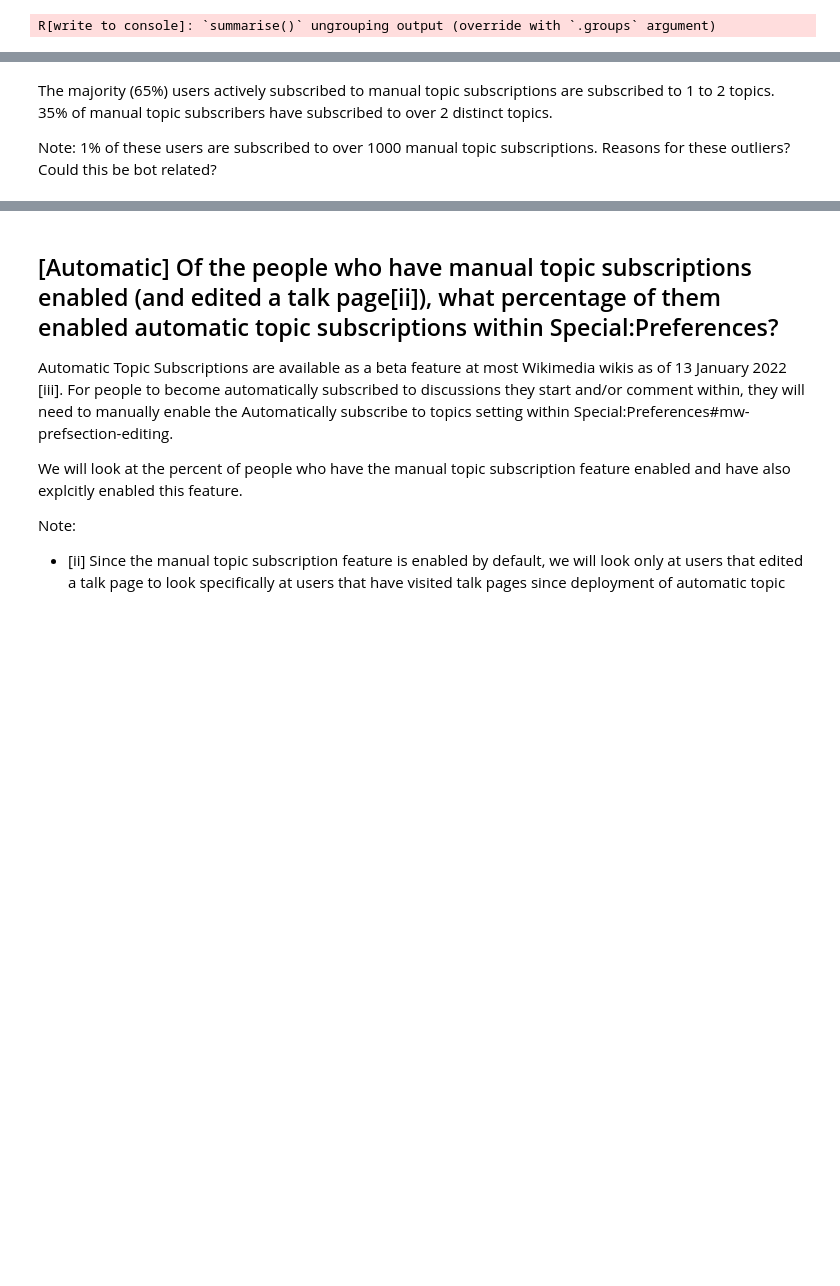
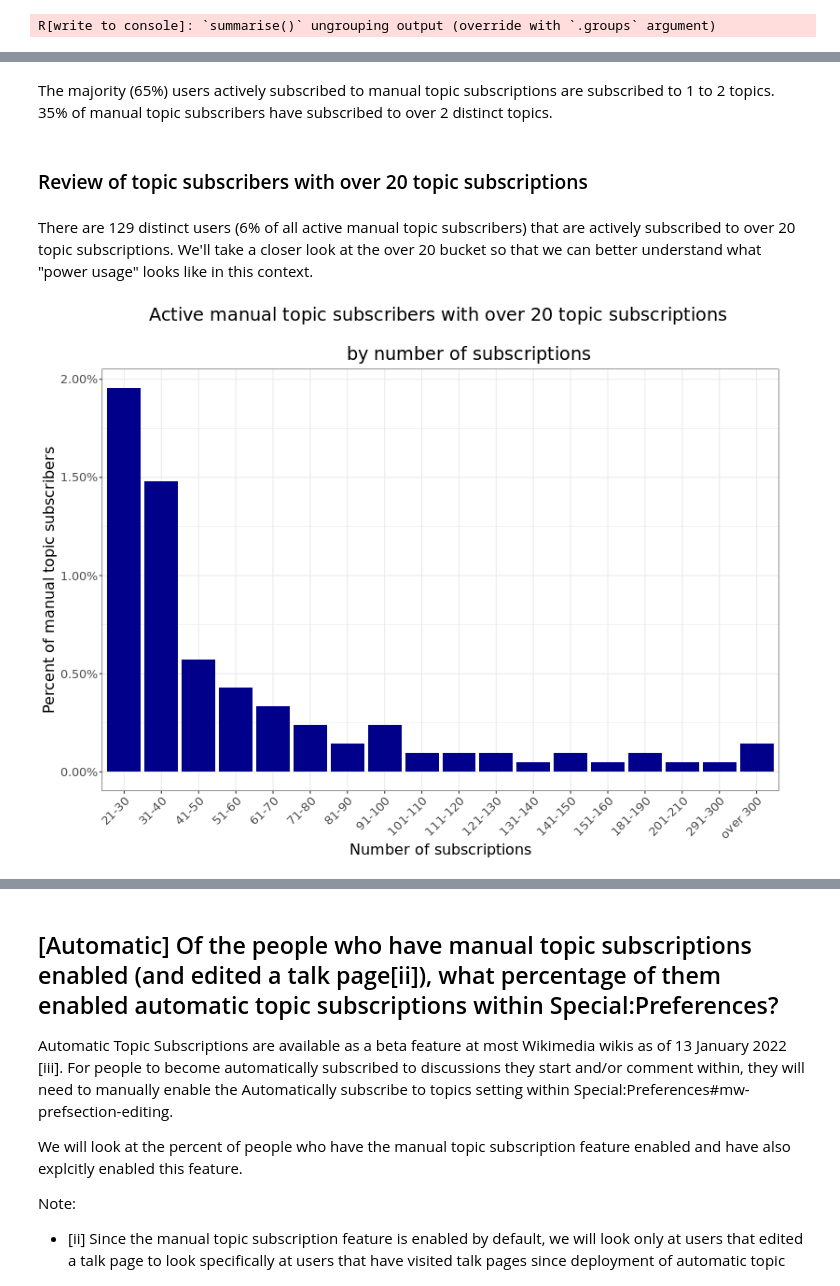
Before and after one commit to wikimedia-research/Topic-notifications-analysis-2022, a Jupyter notebook: topic_subscription_adoption_analysis.ipynb, the cells around one changed output, grey strips where cells are left out. Saved outputs shown, nothing was run; the diff lists cells and outputs as text; code cells hidden in the pictures; blank space fills up the shorter version.

```diff
--- a/topic_subscription_adoption_analysis.ipynb
+++ b/topic_subscription_adoption_analysis.ipynb
@@ -476,4 +505,35 @@ p
 # %% [markdown]
 The majority (65%) users actively subscribed to manual topic subscriptions are subscribed to 1 to 2 topics. 35% of manual topic subscribers have subscribed to over 2 distinct topics.
-
-Note: 1% of these users are subscribed to over 1000 manual topic subscriptions. Reasons for these outliers? Could this be bot related?
+# %% [markdown]
+### Review of topic subscribers with over 20 topic subscriptions
+# %% [markdown]
+There are 129 distinct users (6% of all active manual topic subscribers) that are actively subscribed to over 20 topic subscriptions. We'll take a closer look at the over 20 bucket so that we can better understand what "power usage" looks like in this context.
+# %%
+%%R -w 800 -h 600
+#chart overall users by days of activity group
+
+p <- active_manual_subscriptions_all %>%
+    filter(num_subscriptions_group %in%
+           c('21-30', '31-40', '41-50', '51-60', '61-70',
+            '71-80', '81-90', '91-100', '101-110', '111-120', '121-130', '131-140', '141-150',
+            '151-160', '161-170', '171-180', '181-190', '191-200', '201-210', '211-220',
+            '221-230', '231-240', '241-250', '251-260', '261-270', '271-280', '281-290', '291-300',
+            'over 300')) %>%
+    ggplot(aes(x=num_subscriptions_group, y = percent_users)) +
+    geom_bar(stat = 'identity', fill = 'darkblue') +
+    scale_y_continuous(labels = scales::percent) +
+    labs (y = "Percent of manual topic subscribers",
+          x = "Number of subscriptions",
+         title = "Active manual topic subscribers with over 20 topic subscriptions \n
+          by number of subscriptions")  +
+     theme_bw() +
+   theme(plot.title = element_text(hjust = 0.5),
+        text = element_text(size=16),
+        axis.text.x = element_text(angle=45, hjust=1),
+        legend.position ="none")
+
+ggsave("Figures/power_users_bynsub.png", p, width = 16, height = 8, units = "in", dpi = 300)
+
+p
+# %% [output]
+[figure, added]
```
Also changed, not shown: parts of 14 cells of this notebook, 3 other files.
